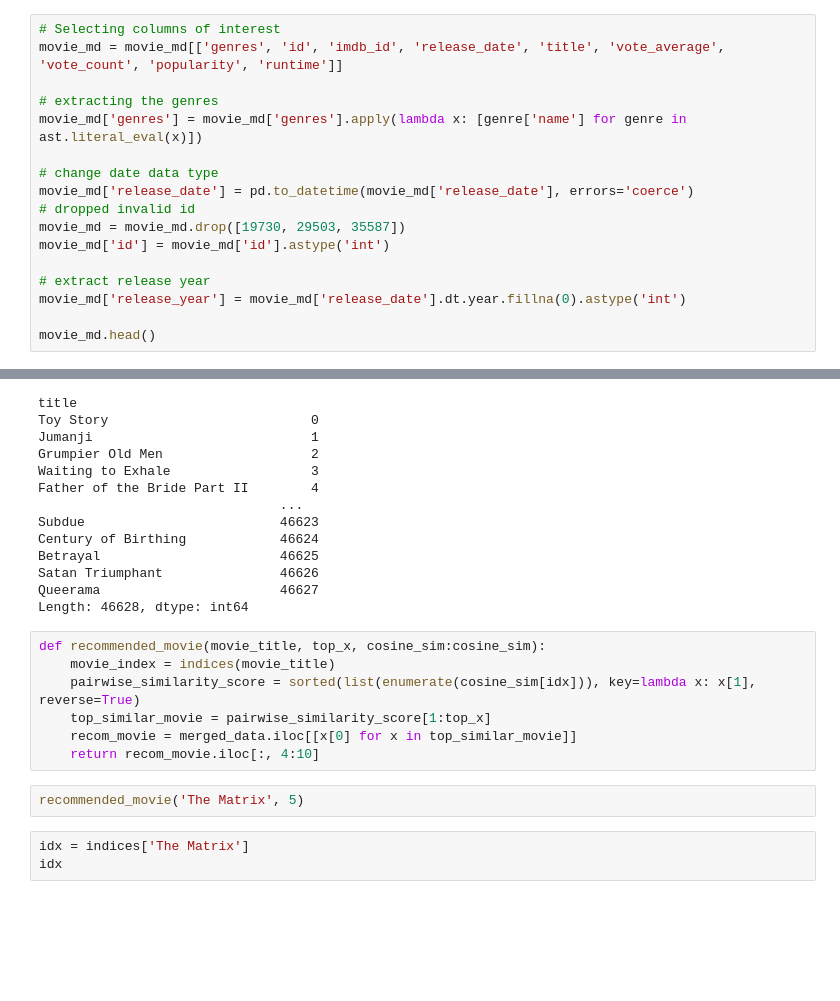
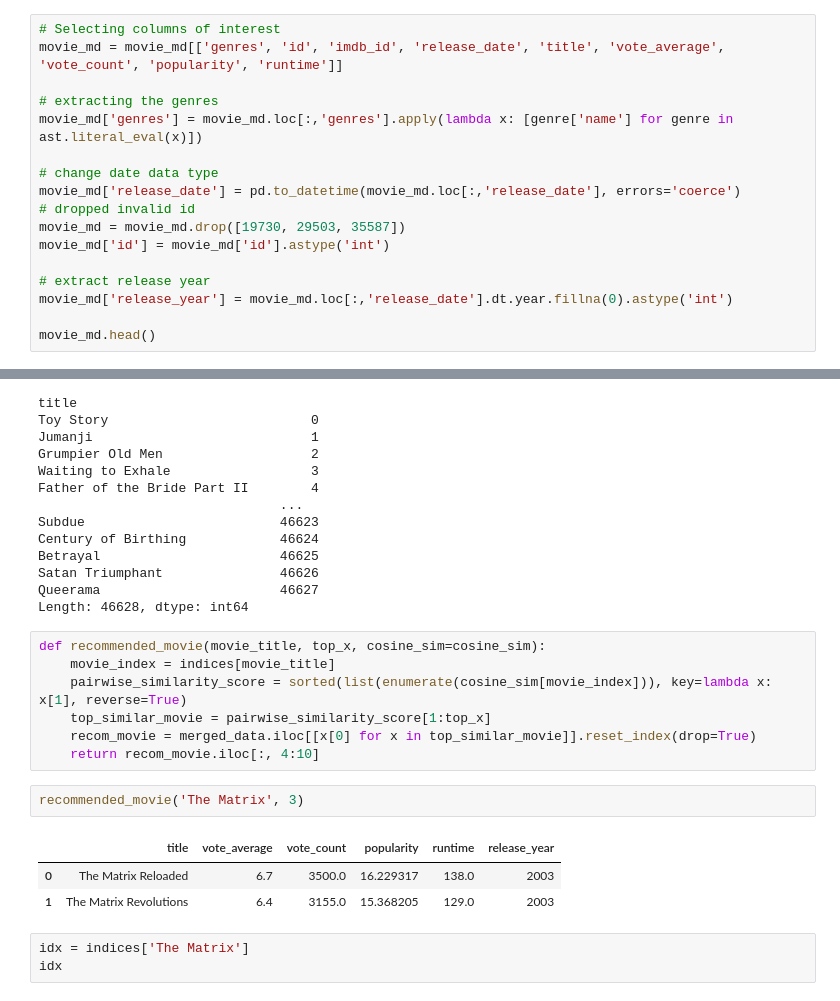
Before and after one commit to TelRich/Movie-Recommender, a Jupyter notebook: movie_recommeder.ipynb, the cells around one changed output, grey strips where cells are left out. Cells and saved outputs as stored; diff of their text form; blank space fills up the shorter version.

```diff
--- a/movie_recommeder.ipynb
+++ b/movie_recommeder.ipynb
@@ -63,16 +81,16 @@ dtype: int64
 movie_md = movie_md[['genres', 'id', 'imdb_id', 'release_date', 'title', 'vote_average', 'vote_count', 'popularity', 'runtime']]
 
 # extracting the genres
-movie_md['genres'] = movie_md['genres'].apply(lambda x: [genre['name'] for genre in ast.literal_eval(x)])
+movie_md['genres'] = movie_md.loc[:,'genres'].apply(lambda x: [genre['name'] for genre in ast.literal_eval(x)])
 
 # change date data type
-movie_md['release_date'] = pd.to_datetime(movie_md['release_date'], errors='coerce')
+movie_md['release_date'] = pd.to_datetime(movie_md.loc[:,'release_date'], errors='coerce')
 # dropped invalid id
 movie_md = movie_md.drop([19730, 29503, 35587])
 movie_md['id'] = movie_md['id'].astype('int')
 
 # extract release year
-movie_md['release_year'] = movie_md['release_date'].dt.year.fillna(0).astype('int')
+movie_md['release_year'] = movie_md.loc[:,'release_date'].dt.year.fillna(0).astype('int')
 
 movie_md.head()
 # %% [output]
@@ -230,14 +265,18 @@ Satan Triumphant               46626
 Queerama                       46627
 Length: 46628, dtype: int64
 # %%
-def recommended_movie(movie_title, top_x, cosine_sim:cosine_sim):
-    movie_index = indices(movie_title)
-    pairwise_similarity_score = sorted(list(enumerate(cosine_sim[idx])), key=lambda x: x[1], reverse=True)
+def recommended_movie(movie_title, top_x, cosine_sim=cosine_sim):
+    movie_index = indices[movie_title]
+    pairwise_similarity_score = sorted(list(enumerate(cosine_sim[movie_index])), key=lambda x: x[1], reverse=True)
     top_similar_movie = pairwise_similarity_score[1:top_x]
-    recom_movie = merged_data.iloc[[x[0] for x in top_similar_movie]]
+    recom_movie = merged_data.iloc[[x[0] for x in top_similar_movie]].reset_index(drop=True)
     return recom_movie.iloc[:, 4:10]
 # %%
-recommended_movie('The Matrix', 5)
+recommended_movie('The Matrix', 3)
+# %% [output]
+|  | title | vote_average | vote_count | popularity | runtime | release_year |
+| 0 | The Matrix Reloaded | 6.7 | 3500.0 | 16.229317 | 138.0 | 2003 |
+| 1 | The Matrix Revolutions | 6.4 | 3155.0 | 15.368205 | 129.0 | 2003 |
 # %%
 idx = indices['The Matrix']
 idx
```
Also changed, not shown: parts of 5 cells of this notebook.
